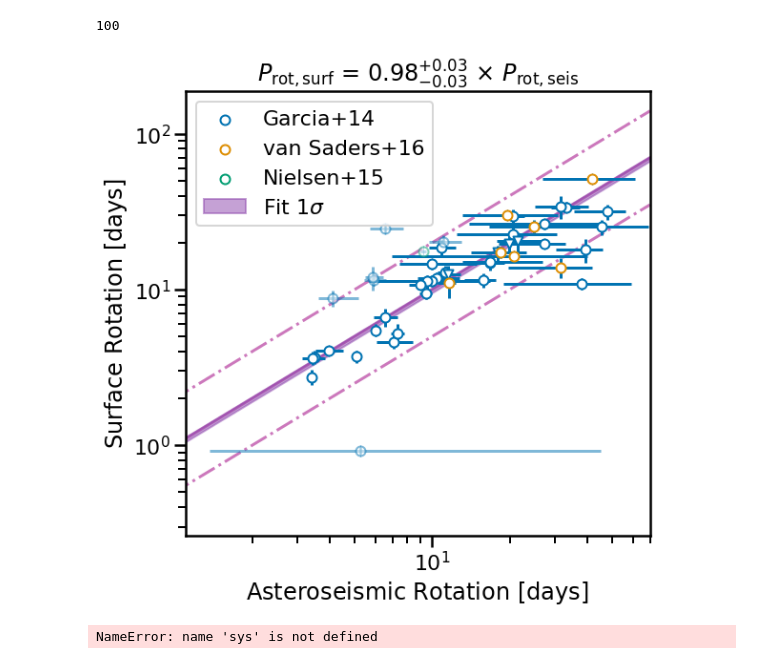
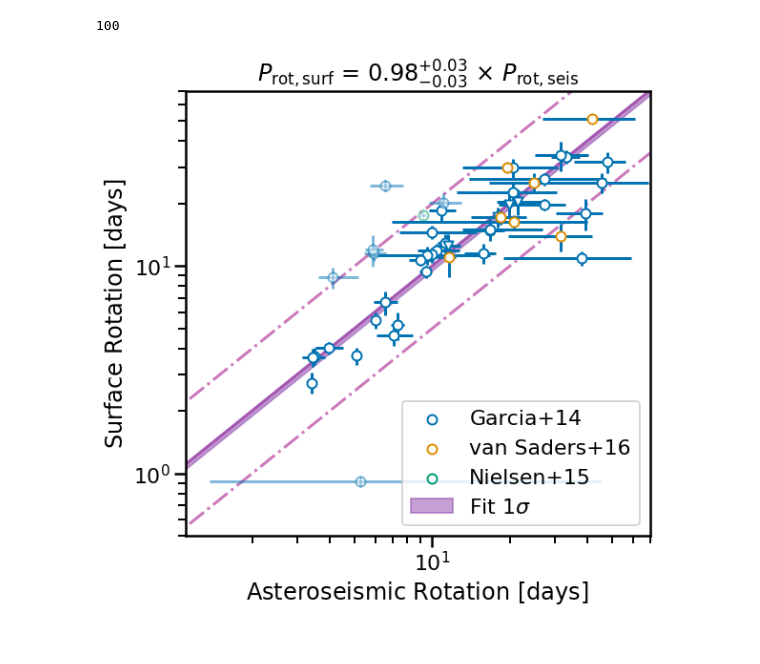
Before and after one commit to ojhall94/malatium, a Jupyter notebook: paper/surface_comparison.ipynb, the cells around one changed output. Cells and saved outputs as stored; diff of their text form; code cells hidden in the pictures.

```diff
--- a/paper/surface_comparison.ipynb
+++ b/paper/surface_comparison.ipynb
@@ -400,37 +400,33 @@ ax.errorbar(ati.P[sel][~s], ati.litP[sel][~s], xerr=[ati.l_P[sel][~s], ati.u_P[s
 ax.set_xlabel(r'Asteroseismic Rotation $[\rm{days}]$')
 ax.set_ylabel(r'Surface Rotation $[\rm{days}]$')
 
 upper = 70
 ax.set_xlim(1.1, 70.)
-# ax.set_ylim(1.1, 70.)
+ax.set_ylim(0.5, 70.)
 bs = np.linspace(0, upper, 100)
 ax.plot(bs, bs, ls='-', c=cmap[4], zorder=0)
 ax.plot(bs, 2*bs, ls='-.', c=cmap[4], zorder=0)
 ax.plot(bs, 0.5*bs, ls='-.', c=cmap[4], zorder=0)
 
 # Compute the quantiles of the predicted line and plot them.
 A = np.vander(bs, 1)
 B = np.reshape(np.array([trace['mu']]), (len(trace['mu']), 1))
 lines = np.dot(B, A.T)
 quantiles = np.percentile(lines, [16, 84], axis=0)
 ax.fill_between(bs, quantiles[0]*bs, quantiles[1]*bs, color="#8d44ad", alpha=0.5, label=r'Fit 1$\sigma$')
 
 l, m, u = np.quantile(trace['mu'], [.16, .50, .84], axis=0)
 l = m - l
 u = u - m
 ax.set_title(fr'$P_{{\rm rot, surf}}$ = {m:.2f}$^{{+{u:.2f}}}_{{-{l:.2f}}}$ $\times\ P_{{\rm rot, seis}}$')
 
 ax.set_xscale('log')
 ax.set_yscale('log')
-ax.legend(loc='upper left')
+ax.legend(loc='lower right')
 
 fig.tight_layout()
 # plt.savefig('/home/oliver/Dropbox/Apps/Overleaf/Malatium/Images/surf-seis-comparison.pdf', bbox_inches='tight', rasterized=True)
 plt.savefig('/Users/Oliver/Dropbox/Apps/Overleaf/Malatium/Images/surf-seis-comparison.pdf', bbox_inches='tight', rasterized=True)
 plt.show()
 # %% [output]
-[figure, old version]
+[figure, new version]
-# %%
-sys.exit()
-# %% [output]
-NameError: name 'sys' is not defined
```
Also changed, not shown: parts of 1 cell of this notebook.
